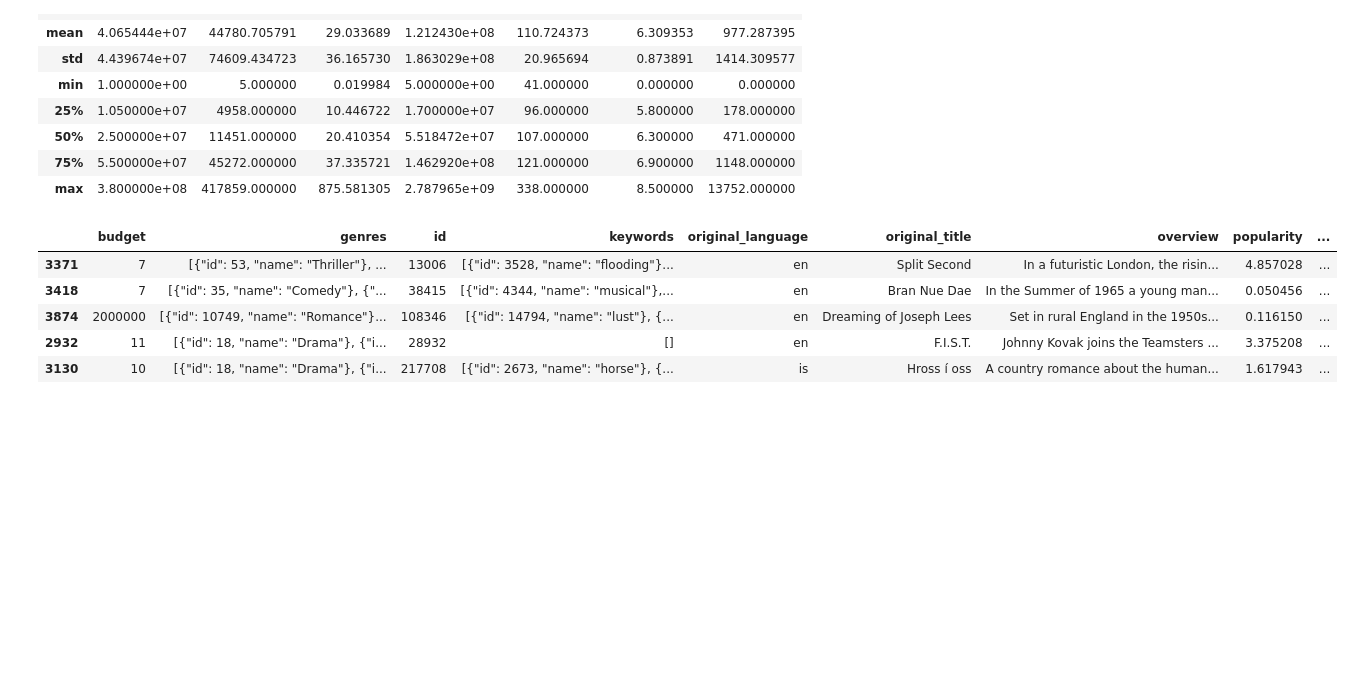
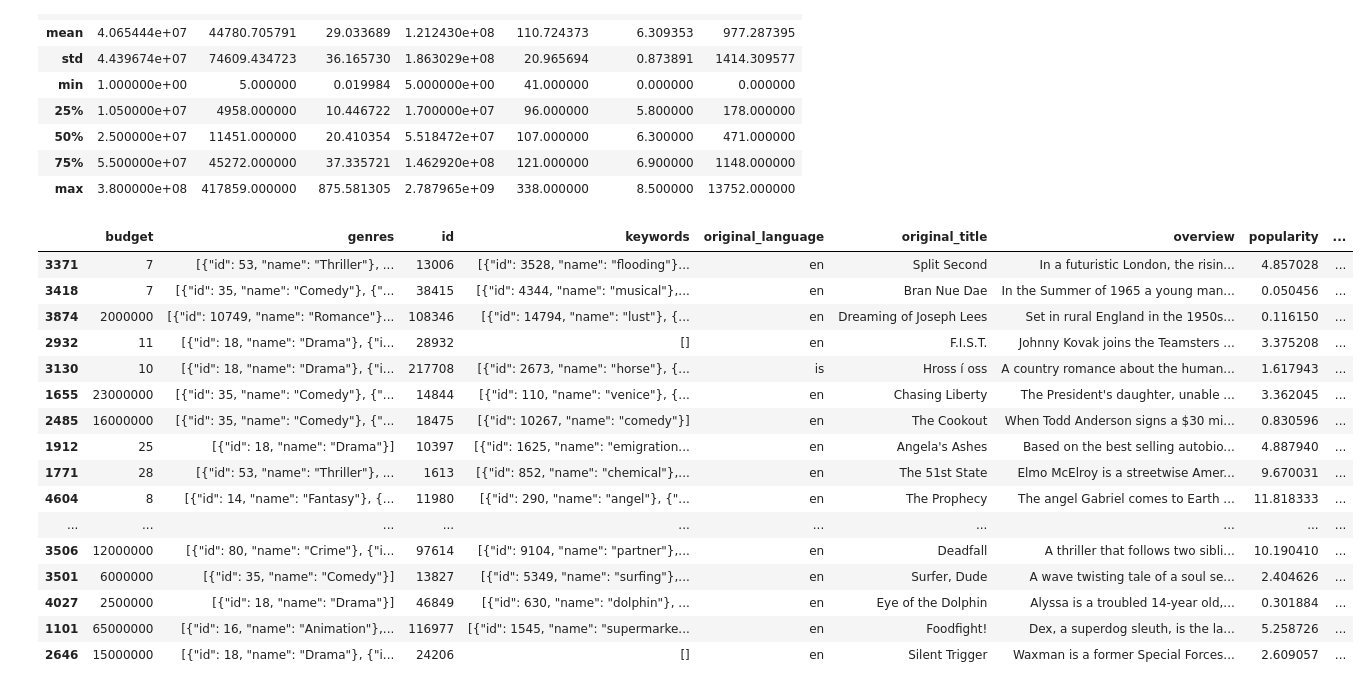
Before and after one commit to sallystoyell/f21_pfssr_wk11, a Jupyter notebook: F21 EPSY5122 PFSSR Week11.ipynb, the cells around one changed output. Saved outputs shown, nothing was run; the diff lists cells and outputs as text; code cells hidden in the pictures; blank space fills up the shorter version.

```diff
--- a/F21 EPSY5122 PFSSR Week11.ipynb
+++ b/F21 EPSY5122 PFSSR Week11.ipynb
@@ -121,11 +121,22 @@ mov4.describe()
 | 75% | 5.500000e+07 | 45272.000000 | 37.335721 | 1.462920e+08 | 121.000000 | 6.900000 | 1148.000000 |
 | max | 3.800000e+08 | 417859.000000 | 875.581305 | 2.787965e+09 | 338.000000 | 8.500000 | 13752.000000 |
 # %%
-mov4.sort_values(by='revenue').head()
+mov4.sort_values(by='revenue').head(n=50)
 # %% [output]
 |  | budget | genres | id | keywords | original_language | original_title | overview | popularity | ... |
 | 3371 | 7 | [{"id": 53, "name": "Thriller"}, ... | 13006 | [{"id": 3528, "name": "flooding"}... | en | Split Second | In a futuristic London, the risin... | 4.857028 | ... |
 | 3418 | 7 | [{"id": 35, "name": "Comedy"}, {"... | 38415 | [{"id": 4344, "name": "musical"},... | en | Bran Nue Dae | In the Summer of 1965 a young man... | 0.050456 | ... |
 | 3874 | 2000000 | [{"id": 10749, "name": "Romance"}... | 108346 | [{"id": 14794, "name": "lust"}, {... | en | Dreaming of Joseph Lees | Set in rural England in the 1950s... | 0.116150 | ... |
 | 2932 | 11 | [{"id": 18, "name": "Drama"}, {"i... | 28932 | [] | en | F.I.S.T. | Johnny Kovak joins the Teamsters ... | 3.375208 | ... |
 | 3130 | 10 | [{"id": 18, "name": "Drama"}, {"i... | 217708 | [{"id": 2673, "name": "horse"}, {... | is | Hross í oss | A country romance about the human... | 1.617943 | ... |
+| 1655 | 23000000 | [{"id": 35, "name": "Comedy"}, {"... | 14844 | [{"id": 110, "name": "venice"}, {... | en | Chasing Liberty | The President's daughter, unable ... | 3.362045 | ... |
+| 2485 | 16000000 | [{"id": 35, "name": "Comedy"}, {"... | 18475 | [{"id": 10267, "name": "comedy"}] | en | The Cookout | When Todd Anderson signs a $30 mi... | 0.830596 | ... |
+| 1912 | 25 | [{"id": 18, "name": "Drama"}] | 10397 | [{"id": 1625, "name": "emigration... | en | Angela's Ashes | Based on the best selling autobio... | 4.887940 | ... |
+| 1771 | 28 | [{"id": 53, "name": "Thriller"}, ... | 1613 | [{"id": 852, "name": "chemical"},... | en | The 51st State | Elmo McElroy is a streetwise Amer... | 9.670031 | ... |
+| 4604 | 8 | [{"id": 14, "name": "Fantasy"}, {... | 11980 | [{"id": 290, "name": "angel"}, {"... | en | The Prophecy | The angel Gabriel comes to Earth ... | 11.818333 | ... |
+| ... | ... | ... | ... | ... | ... | ... | ... | ... | ... |
+| 3506 | 12000000 | [{"id": 80, "name": "Crime"}, {"i... | 97614 | [{"id": 9104, "name": "partner"},... | en | Deadfall | A thriller that follows two sibli... | 10.190410 | ... |
+| 3501 | 6000000 | [{"id": 35, "name": "Comedy"}] | 13827 | [{"id": 5349, "name": "surfing"},... | en | Surfer, Dude | A wave twisting tale of a soul se... | 2.404626 | ... |
+| 4027 | 2500000 | [{"id": 18, "name": "Drama"}] | 46849 | [{"id": 630, "name": "dolphin"}, ... | en | Eye of the Dolphin | Alyssa is a troubled 14-year old,... | 0.301884 | ... |
+| 1101 | 65000000 | [{"id": 16, "name": "Animation"},... | 116977 | [{"id": 1545, "name": "supermarke... | en | Foodfight! | Dex, a superdog sleuth, is the la... | 5.258726 | ... |
+| 2646 | 15000000 | [{"id": 18, "name": "Drama"}, {"i... | 24206 | [] | en | Silent Trigger | Waxman is a former Special Forces... | 2.609057 | ... |
```
